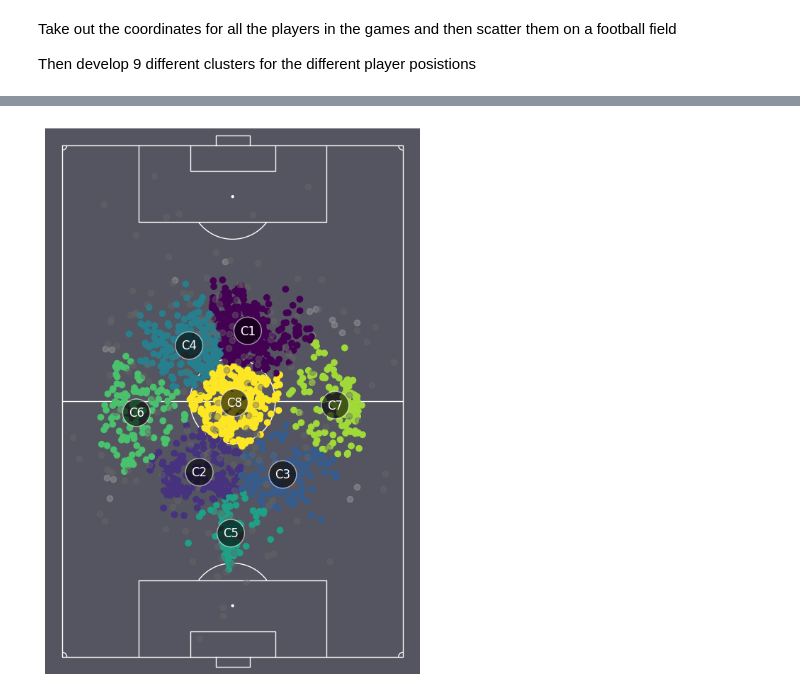
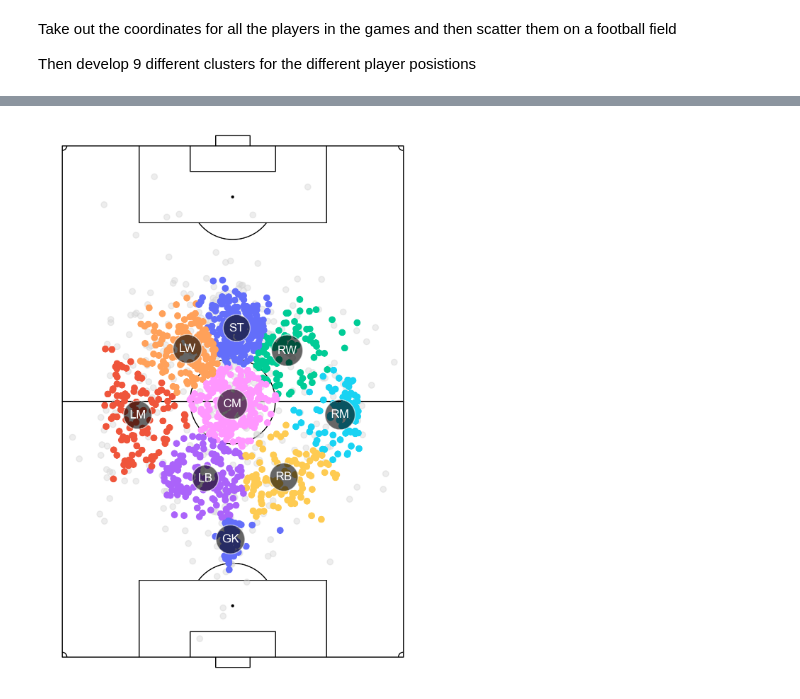
Before and after one commit to G4din/Examensarbete-PlaymakerAI, a Jupyter notebook: position_clusters.ipynb, the cells around one changed output, grey strips where cells are left out. Cells and saved outputs as stored; diff of their text form; code cells hidden in the pictures.

```diff
--- a/position_clusters.ipynb
+++ b/position_clusters.ipynb
@@ -32,11 +36,11 @@ df_allsvenskan = pd.read_csv('csv/allsvenskan_all.csv')
 # %%
 # Add a new column that counts the frequency of each player's name
-df_damallsvenskan['name_count'] = df_damallsvenskan.groupby('player')['player'].transform('count')
-df_allsvenskan['name_count'] = df_allsvenskan.groupby('player')['player'].transform('count')
+df_damallsvenskan_org['name_count'] = df_damallsvenskan_org.groupby('player')['player'].transform('count')
+df_allsvenskan_org['name_count'] = df_allsvenskan_org.groupby('player')['player'].transform('count')
 
 # For each unique player, take out the mean xpos and ypos
-df_damallsvenskan = df_damallsvenskan.groupby('player').agg({'xpos':'mean', 'ypos':'mean', 'name_count':'first'}).reset_index()
-df_allsvenskan = df_allsvenskan.groupby('player').agg({'xpos':'mean', 'ypos':'mean', 'name_count':'first'}).reset_index()
+df_damallsvenskan = df_damallsvenskan_org.groupby('player').agg({'xpos':'mean', 'ypos':'mean', 'name_count':'first'}).reset_index()
+df_allsvenskan = df_allsvenskan_org.groupby('player').agg({'xpos':'mean', 'ypos':'mean', 'name_count':'first'}).reset_index()
 
 # Put them together (UNCOMMENT IF WANT BOTH LEAGUES/ONE LEAGUE)
 df = pd.concat([df_allsvenskan, df_damallsvenskan])
@@ -45,5 +49,3 @@ df = pd.concat([df_allsvenskan, df_damallsvenskan])
 # Scale the xpos and ypos for every player
 df['xpos'] = (df['xpos'] * 120) / 100
 df['ypos'] = (df['ypos'] * 80) / 100
-
-df
@@ -75,3 +78,13 @@ Dataframe2: 183
+# %%
+# Create a new column called 'position' and set it to nan
+df['position'] = np.nan
+
+# Set all players win xpos<30 to GK
+df.loc[df['xpos'] < 32, 'position'] = 'GK'
+
+# Put all the GK in a new dataframe
+df_gk = df[df['position'] == 'GK']
+df = df[df['position'] != 'GK']
 # %%
 # Take out all the xpos and ypos
 x_pos = df['xpos']
@@ -131,21 +150,16 @@ plt.show()
 kmeans = KMeans(n_clusters=CLUSTER_NO)
 kmeans.fit(data)
 
-# Get rid of coordinates that are too far away from the centroids
-filtered_data = []
-filtered_away_data = []
-for coord in data:
-    if min(np.linalg.norm(np.array([center_x, center_y]) - np.array(coord)) for center_x, center_y in kmeans.cluster_centers_) < 15:
-        filtered_data.append(coord)
-    else:
-        filtered_away_data.append(coord)
+# Define the positions
+positions = ['ST', 'LM', 'RW', 'LB', 'LW', 'RM', 'CB', 'X', 'CM', 'RB', 'GK']
 
-# Use the filtered data for KMeans again
-kmeans = KMeans(n_clusters=CLUSTER_NO)
-kmeans.fit(filtered_data)
+# Create a colormap from ploty
+cmap = px.colors.qualitative.Plotly
 
-# Assuming filtered_data is a list of tuples [(x1, y1), (x2, y2), ...]
-x, y = zip(*filtered_data)
+# Create a color dictionary mapping each position to a color from the colormap
+color_dict = {position: cmap[i % len(cmap)] for i, position in enumerate(positions)}
+# Assuming data is a list of tuples [(x1, y1), (x2, y2), ...]
+x, y = zip(*data)
 
 # Get cluster labels
 labels = kmeans.labels_
@@ -154,20 +168,52 @@ labels = kmeans.labels_
 centers = kmeans.cluster_centers_
 cx, cy = zip(*centers)
 
-pitch = VerticalPitch(half=False, goal_type='box', corner_arcs=True, pitch_color='#545560', line_color='white', linewidth=1)
+pitch = VerticalPitch(half=False, goal_type='box', corner_arcs=True, pitch_color='white', line_color='black', linewidth=1)
 fig, ax = pitch.draw(figsize=(8,8))
 
-# Scatter the filtered away data as gray dots
-x_away, y_away = zip(*filtered_away_data)
-pitch.scatter(x_away, y_away, ax=ax, color='darkgrey', alpha=0.4)
+# Scatter the players that havnt played as much
+pitch.scatter(x_pos2, y_pos2, ax=ax, color='lightgrey', alpha=0.4)
 
-# Scatter the filtered data with color labels
-pitch.scatter(x, y, c=labels, ax=ax, cmap='viridis')
+annotations = {}
+for i, (center_x, center_y) in enumerate(centers):
+    if (center_x > 70) and (35 < center_y < 45):
+        annotation = 'ST'
+    elif (center_x > 70) and (center_y > 45):
+        annotation = 'RW'
+    elif (center_x > 70) and (center_y < 35):
+        annotation = 'LW'
+    elif (center_x < 50) and (35 < center_y < 45):
+        annotation = 'CB'
+    elif (center_x < 50) and (center_y > 45):
+        annotation = 'RB'
+    elif (center_x < 50) and (center_y < 35):
+        annotation = 'LB'
+    elif (50 < center_x < 70) and (35 < center_y < 45):
+        annotation = 'CM'
+    elif (50 < center_x < 70) and (center_y > 45):
+        annotation = 'RM'
+    elif (50 < center_x < 70) and (center_y < 35):
+        annotation = 'LM'
+    else:
+        annotation = 'X'
+    annotations[i] = annotation
+    pitch.annotate(annotation, (center_x, center_y), color='white', fontsize=12, ha='center', va='center',
+                   bbox=dict(facecolor='black', edgecolor='white', boxstyle='circle', pad=0.5, alpha=0.6), ax=ax)
 
-# Scatter the players that havnt played as much
-pitch.scatter(x_pos2, y_pos2, ax=ax, color='dimgray', alpha=0.4)
+# Create a list of colors for each data point
+colors = [color_dict[annotations[label]] for label in labels]
 
-for i, (center_x, center_y) in enumerate(centers):
-    pitch.annotate(f'C{i+1}', (center_x, center_y), color='white', fontsize=12, ha='center', va='center',
-                   bbox=dict(facecolor='black', edgecolor='white', boxstyle='circle', pad=0.5, alpha=0.6), ax=ax)
+# Scatter the data with color labels
+pitch.scatter(x, y, c=colors, ax=ax)
+
+# Scatter the goalkeepers
+pitch.scatter(df_gk['xpos'], df_gk['ypos'], ax=ax, color=color_dict['GK'], alpha=1)
+
+# Calculate the centroid of the goalkeepers' positions
+gk_centroid_x = df_gk['xpos'].mean()
+gk_centroid_y = df_gk['ypos'].mean()
+
+# Annotate the centroid of the goalkeepers' positions
+pitch.annotate('GK', (gk_centroid_x, gk_centroid_y), color='white', fontsize=12, ha='center', va='center',
+               bbox=dict(facecolor='black', edgecolor='white', boxstyle='circle', pad=0.5, alpha=0.6), ax=ax)
 # %% [output]
@@ -174 +221 @@ for i, (center_x, center_y) in enumerate(centers):
-[figure, old version]
+[figure, new version]
```
Also changed, not shown: parts of 15 cells of this notebook, 1 other file.
